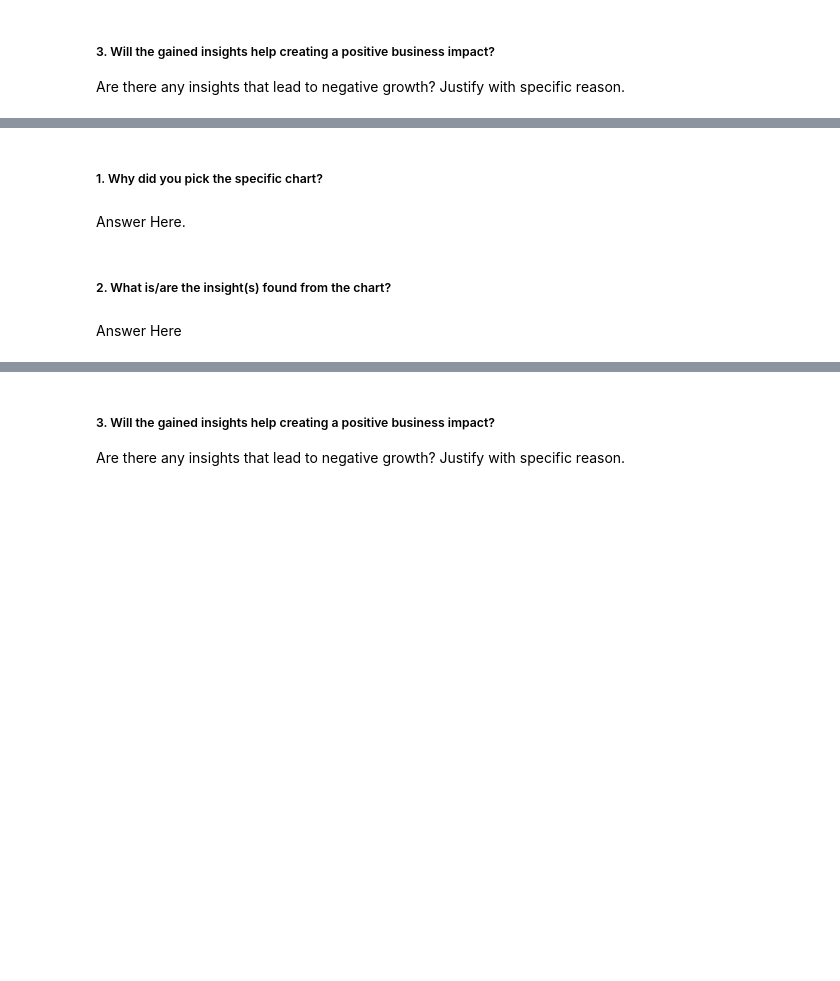
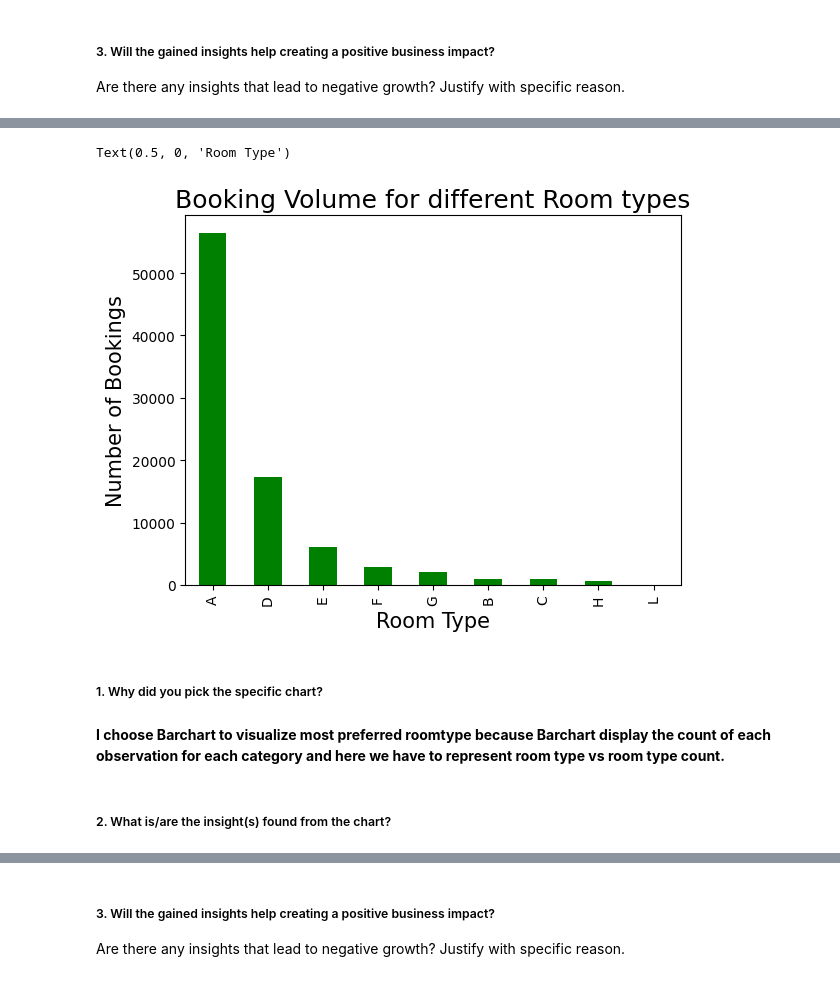
Before and after one commit to meenakshimalik433/Hotel-Booking-Analysis, a Jupyter notebook: Capstone_project_Hotel_Booking_Analysis.ipynb, the cells around one changed output, grey strips where cells are left out. Cells and saved outputs as stored; diff of their text form; code cells hidden in the pictures; blank space fills up the shorter version.

```diff
--- a/Capstone_project_Hotel_Booking_Analysis.ipynb
+++ b/Capstone_project_Hotel_Booking_Analysis.ipynb
@@ -604,8 +629,16 @@ Answer Here
+# %%
+#Barchart is used for visualization of most preferred room type.
+booking_by_type = new_hotel_df["reserved_room_type"].value_counts()
+booking_by_type.plot(kind='bar', color='green')
+plt.title('Booking Volume for different Room types', fontsize= 18)
+plt.ylabel('Number of Bookings', fontsize= 15)
+plt.xlabel('Room Type', fontsize= 15)
+# %% [output]
+Text(0.5, 0, 'Room Type')
+[figure, added]
 # %% [markdown]
 ##### 1. Why did you pick the specific chart?
-# %% [markdown]
-Answer Here.
+# %% [markdown]
+**I choose Barchart to visualize most preferred roomtype because Barchart display the count of each observation for each category and here we have to represent room type vs room type count.**
 # %% [markdown]
 ##### 2. What is/are the insight(s) found from the chart?
-# %% [markdown]
-Answer Here
```
Also changed, not shown: parts of 43 cells of this notebook.
